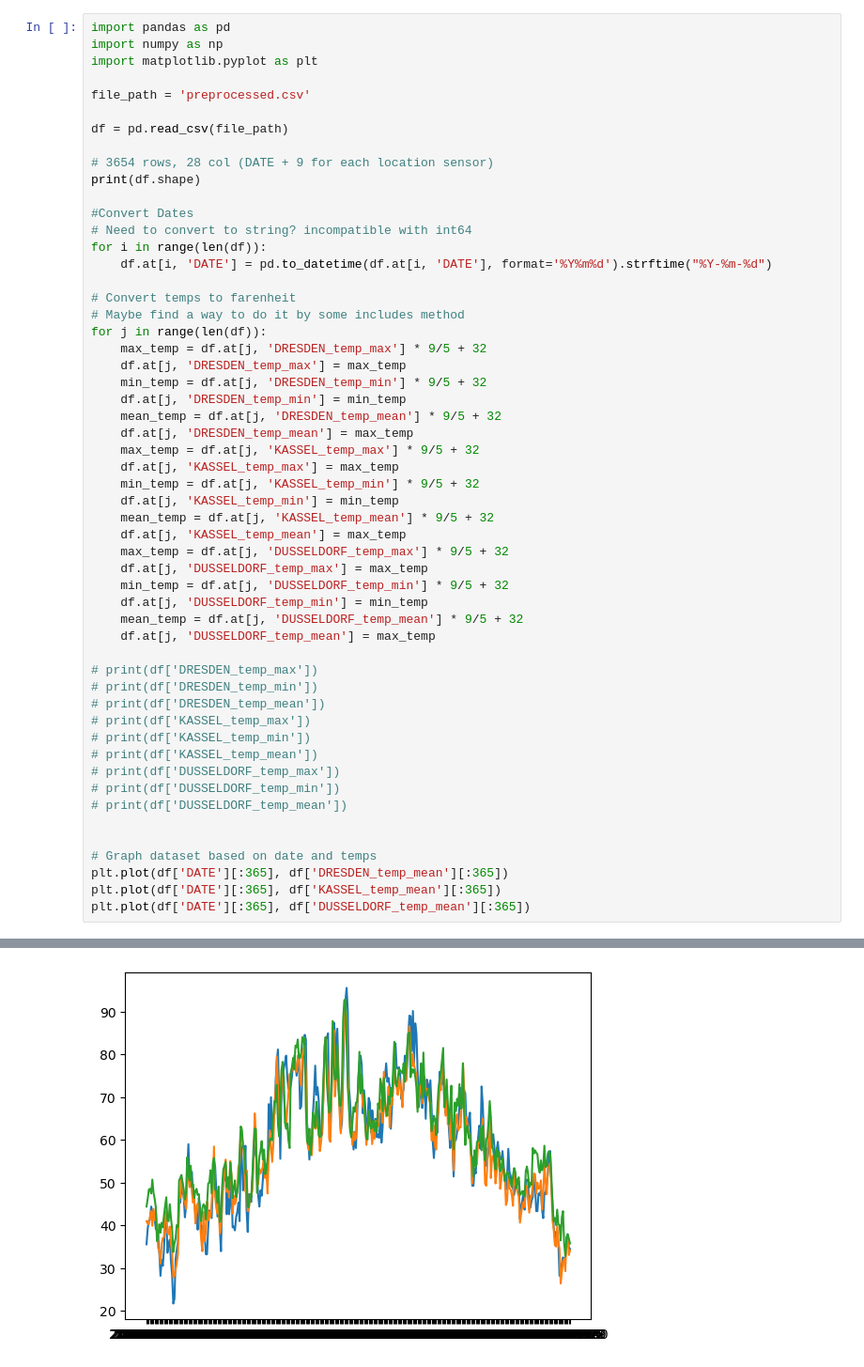
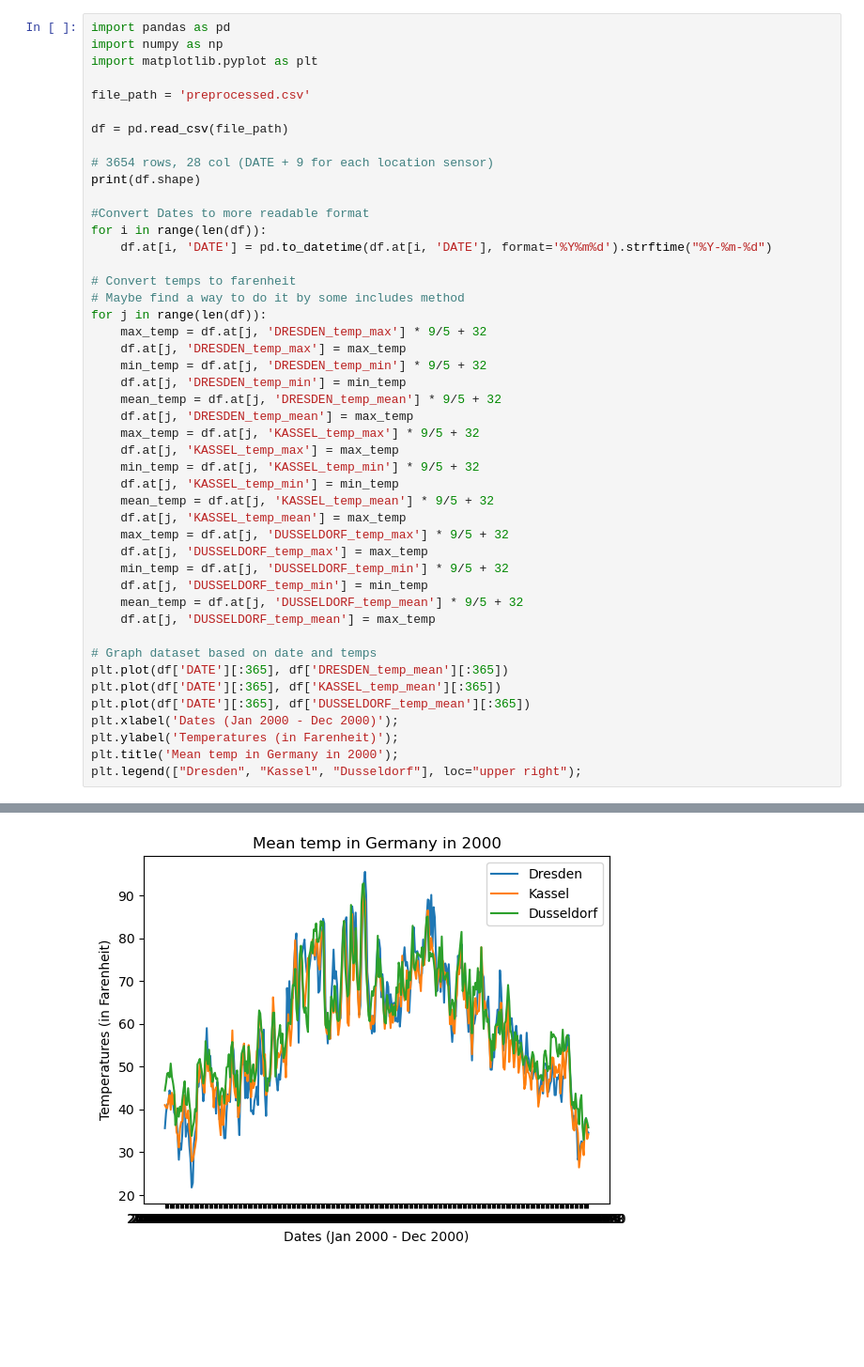
Before and after one commit to kyljgr/t30_cs345, a Jupyter notebook: data_visualization.ipynb, the cells around one changed output, grey strips where cells are left out. Shown at 94% size. Drawn from its saved outputs; the diff is of its cells as text; blank space fills up the shorter version.

Commit message:
Add detail to graphs

```diff
--- a/data_visualization.ipynb
+++ b/data_visualization.ipynb
@@ -10,8 +10,7 @@ df = pd.read_csv(file_path)
 # 3654 rows, 28 col (DATE + 9 for each location sensor)
 print(df.shape)
 
-#Convert Dates
-# Need to convert to string? incompatible with int64
+#Convert Dates to more readable format
 for i in range(len(df)):
     df.at[i, 'DATE'] = pd.to_datetime(df.at[i, 'DATE'], format='%Y%m%d').strftime("%Y-%m-%d")
 
@@ -37,20 +36,13 @@ for j in range(len(df)):
     mean_temp = df.at[j, 'DUSSELDORF_temp_mean'] * 9/5 + 32
     df.at[j, 'DUSSELDORF_temp_mean'] = max_temp
 
-# print(df['DRESDEN_temp_max'])
-# print(df['DRESDEN_temp_min'])
-# print(df['DRESDEN_temp_mean'])
-# print(df['KASSEL_temp_max'])
-# print(df['KASSEL_temp_min'])
-# print(df['KASSEL_temp_mean'])
-# print(df['DUSSELDORF_temp_max'])
-# print(df['DUSSELDORF_temp_min'])
-# print(df['DUSSELDORF_temp_mean'])
-
-
 # Graph dataset based on date and temps
 plt.plot(df['DATE'][:365], df['DRESDEN_temp_mean'][:365])
 plt.plot(df['DATE'][:365], df['KASSEL_temp_mean'][:365])
 plt.plot(df['DATE'][:365], df['DUSSELDORF_temp_mean'][:365])
+plt.xlabel('Dates (Jan 2000 - Dec 2000)');
+plt.ylabel('Temperatures (in Farenheit)');
+plt.title('Mean temp in Germany in 2000');
+plt.legend(["Dresden", "Kassel", "Dusseldorf"], loc="upper right");
 # %% [output]
 (3654, 28)
@@ -58,4 +49,4 @@ plt.plot(df['DATE'][:365], df['DUSSELDORF_temp_mean'][:365])
-[figure, old version]
+[figure, new version]
 # %%
 #max
 plt.plot(df['DATE'][:365], df['DRESDEN_temp_max'][:365])
```
Also changed, not shown: parts of 5 cells of this notebook.
